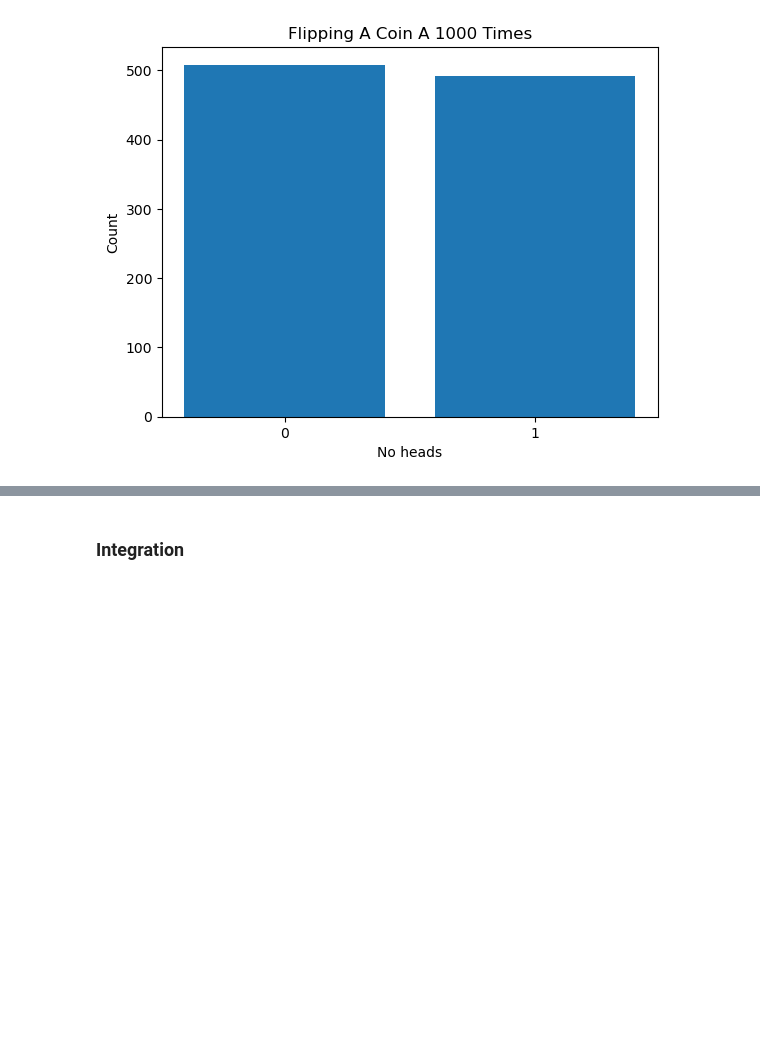
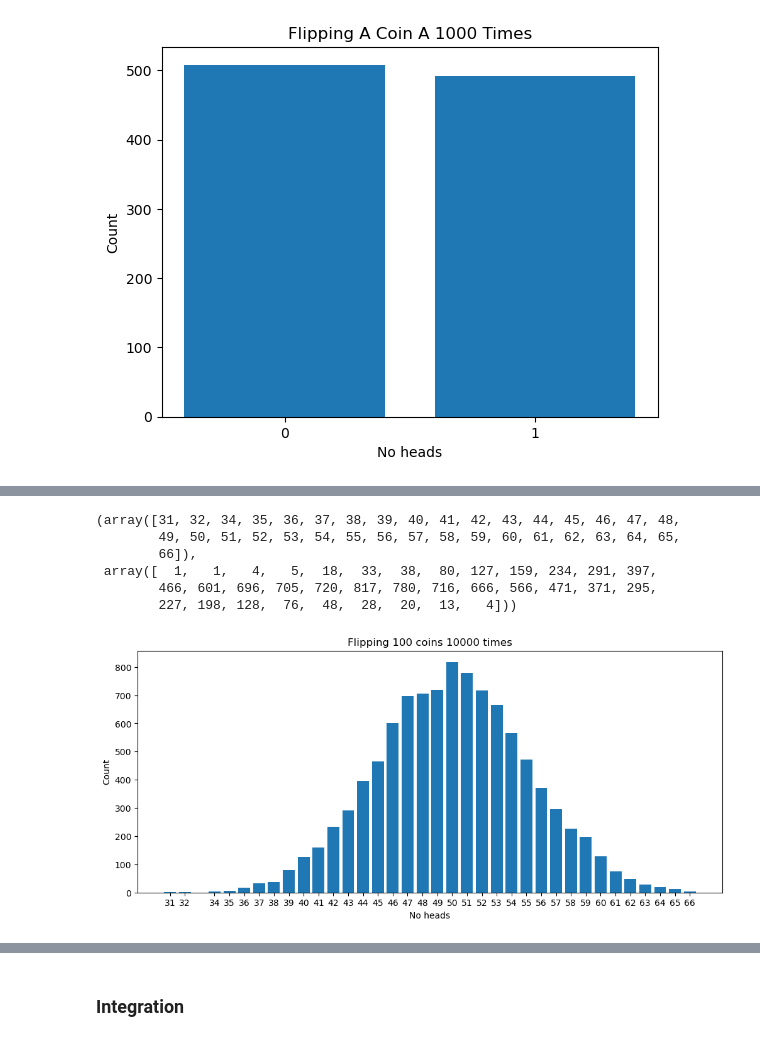
Before and after one commit to AndreaCignoni/applied_statistics_assessment, a Jupyter notebook: tasks.ipynb, the cells around one changed output, grey strips where cells are left out. Drawn from its saved outputs; the diff is of its cells as text; code cells hidden in the pictures; blank space fills up the shorter version.

Commit message:
Plotting Probability Density Function

```diff
--- a/tasks.ipynb
+++ b/tasks.ipynb
@@ -467,0 +466,43 @@ np.unique(twoflipsind, return_counts=True, axis =0)
+# %%
+# Number of coins to flip.
+n = 100
+
+# Number of times to do it.
+k = 100 * n
+
+# Flip two coins several times.
+nflips = np.random.binomial(n, 0.5, k)
+
+# Count the number of times each value occurs.
+uniques, counts = np.unique(nflips, return_counts=True)
+
+# Show.
+uniques, counts
+# %% [output]
+(array([31, 32, 34, 35, 36, 37, 38, 39, 40, 41, 42, 43, 44, 45, 46, 47, 48,
+        49, 50, 51, 52, 53, 54, 55, 56, 57, 58, 59, 60, 61, 62, 63, 64, 65,
+        66]),
+ array([  1,   1,   4,   5,  18,  33,  38,  80, 127, 159, 234, 291, 397,
+        466, 601, 696, 705, 720, 817, 780, 716, 666, 566, 471, 371, 295,
+        227, 198, 128,  76,  48,  28,  20,  13,   4]))
+# %%
+# Create a blank plot.
+fig, ax = plt.subplots(figsize = (12, 5))
+
+# Create a bar chart.
+ax.bar(uniques, counts)
+
+# Add x labels.
+ax.set_xticks(uniques)
+
+# Add title.
+ax.set_title(f'Flipping {n} coins {k} times')
+
+# Add y label.
+ax.set_xlabel('No heads')
+ax.set_ylabel('Count')
+
+# Show.
+plt.show();
+# %% [output]
+[figure, added]
```
Also changed, not shown: parts of 18 cells of this notebook.
